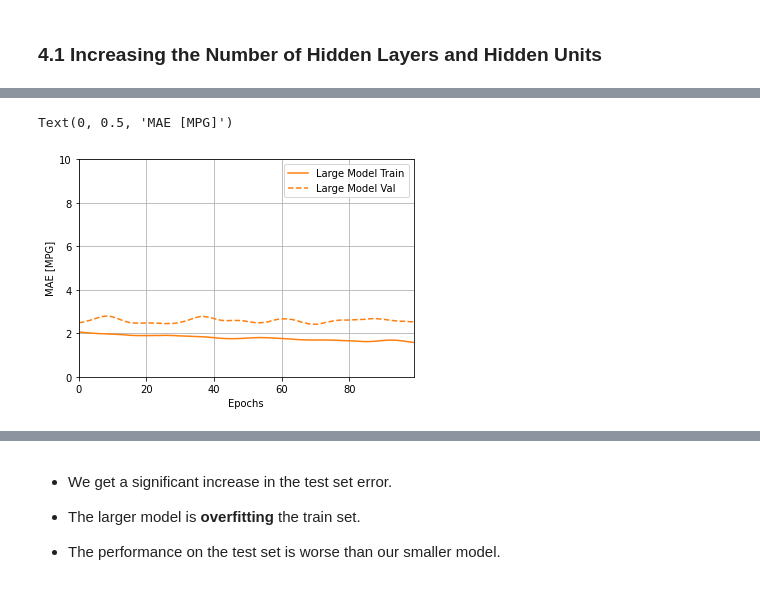
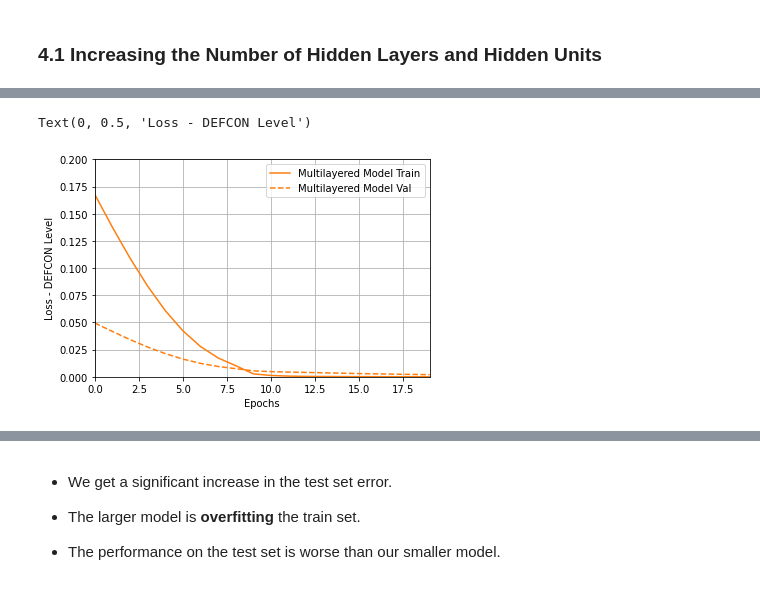
Before and after one commit to Archandra12/Deeplearning-Project, a Jupyter notebook: DEFCON.ipynb, the cells around one changed output, grey strips where cells are left out. Drawn from its saved outputs; the diff is of its cells as text; code cells hidden in the pictures.

```diff
--- a/DEFCON.ipynb
+++ b/DEFCON.ipynb
@@ -696,7 +695,13 @@ figure = plot_confusion_matrix(cm, class_names=class_names)
-# %%
-model = keras.Sequential([layers.Dense(256, activation='relu', input_shape=[len(train_dataset.keys())]),
-                          layers.Dense(256, activation='relu'),
-                          layers.Dense(256, activation='relu'),
-                          layers.Dense(256, activation='relu'),
-                          layers.Dense(1)])
+# %%
+def build_model():
+  model = Sequential()
+  model.add(Dense(32, activation='relu', input_shape=(normed_train_data.shape[1],)))
+  model.add(Dense(32, activation='relu'))
+  model.add(Dense(32, activation='relu'))
+  model.add(Dense(32, activation='relu'))
+  model.add(Dense(y_train_dummy.shape[1], activation='softmax'))
+
+
+  return model
+multilayered_model = build_model()
 # %%
@@ -723,9 +728,9 @@ _________________________________________________________________
 # %%
 # Defining the optimizer with a specific learning rate of 0.001
 optimizer = tf.keras.optimizers.RMSprop(0.001)
-
 # Compiling the model
-model.compile(loss='mse', optimizer=optimizer, metrics=['mae', 'mse'])
+#model.compile(loss='mse', optimizer=optimizer, metrics=['mae', 'mse'])
+multilayered_model.compile( optimizer=optimizer, loss='categorical_crossentropy',metrics=['accuracy'])
 # %% [markdown]
 - We are not using the Early Stopping callback now.
 
@@ -733,4 +738,4 @@ model.compile(loss='mse', optimizer=optimizer, metrics=['mae', 'mse'])
 # %%
-history_large = model.fit(normed_train_data, train_labels, epochs=100, validation_split=0.2,
-                          verbose=0, callbacks=[tfdocs.modeling.EpochDots()])
+history_multilayered = multilayered_model.fit(normed_train_data, y_train_dummy, epochs=EPOCHS, validation_split=0.2,
+                    verbose=0, callbacks=[tfdocs.modeling.EpochDots( report_every=5)])
 # %% [output]
@@ -750,7 +768,7 @@ hist_large.tail()
 # %%
-plotter.plot({'Large Model': history_large}, metric="mae")
-plt.ylim([0, 10])
-plt.ylabel('MAE [MPG]')
+plotter.plot({'Multilayered Model': history_multilayered}, metric="loss")
+plt.ylim([0, .2])
+plt.ylabel('Loss - DEFCON Level')
 # %% [output]
-Text(0, 0.5, 'MAE [MPG]')
+Text(0, 0.5, 'Loss - DEFCON Level')
-[figure, old version]
+[figure, new version]
```
Also changed, not shown: parts of 19 cells of this notebook.
